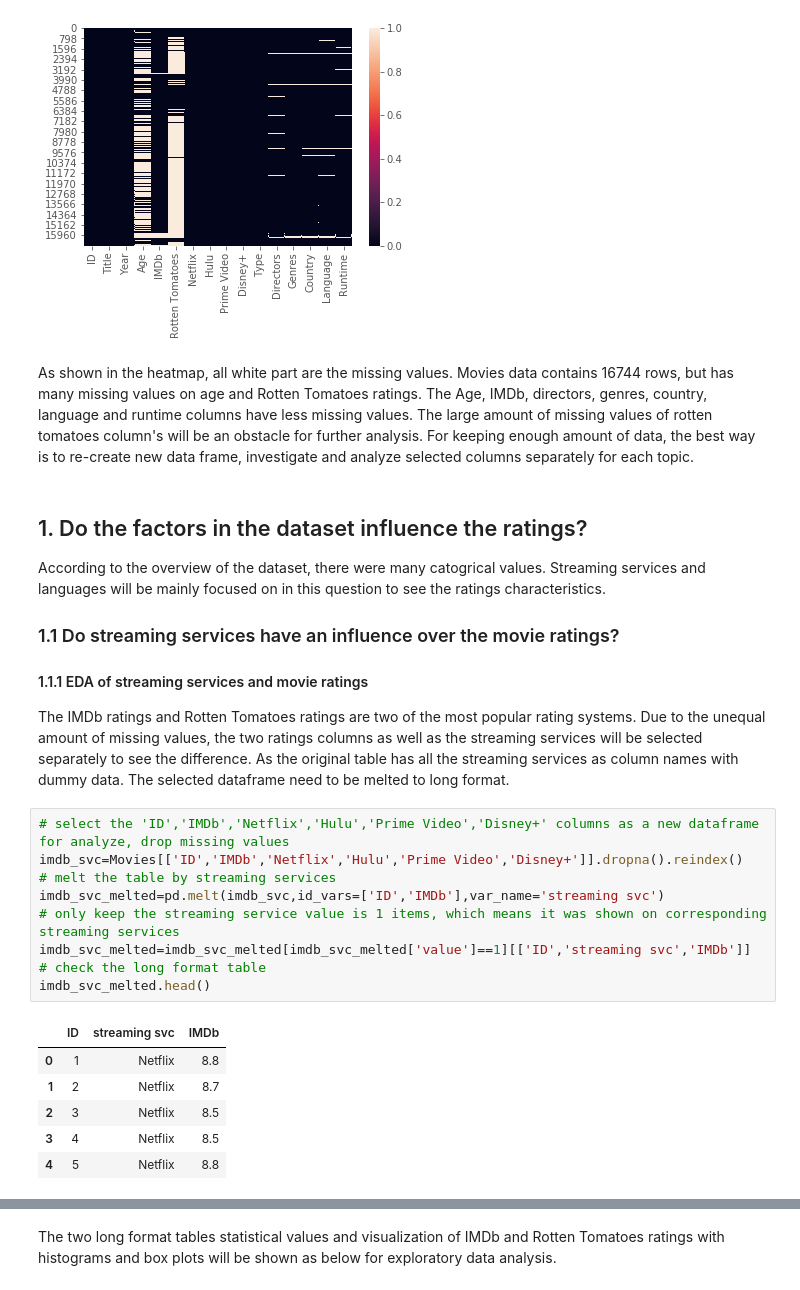
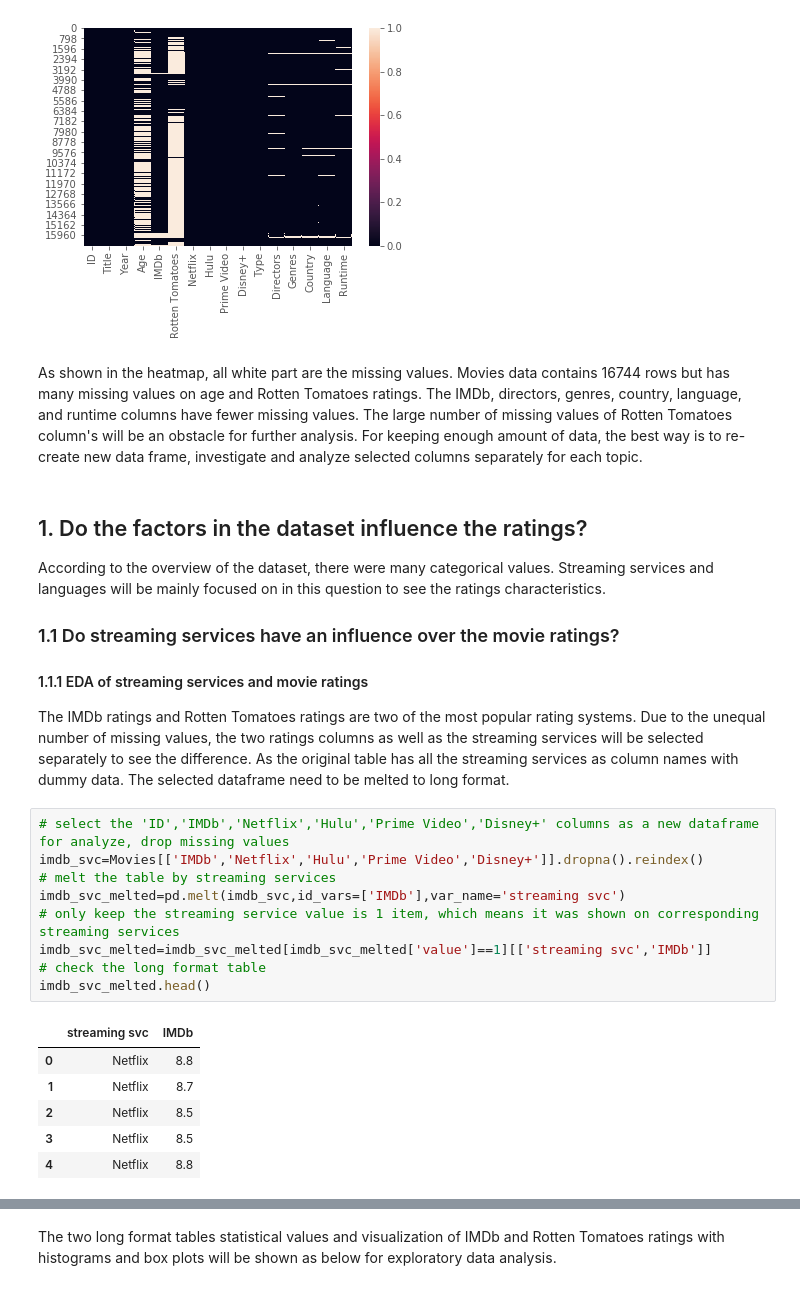
Before and after one commit to chenkecoco1/AIM-5001, a Jupyter notebook: K_CHEN_FinalProject.ipynb, the cells around one changed output, grey strips where cells are left out. Saved outputs shown, nothing was run; the diff lists cells and outputs as text.

```diff
--- a/K_CHEN_FinalProject.ipynb
+++ b/K_CHEN_FinalProject.ipynb
@@ -67,28 +67,28 @@ plt.show()
 # %% [output]
 [figure]
 # %% [markdown]
-As shown in the heatmap, all white part are the missing values. Movies data contains 16744 rows, but has many missing values on age and Rotten Tomatoes ratings. The Age, IMDb, directors, genres, country, language and runtime columns have less missing values. The large amount of missing values of rotten tomatoes column's will be an obstacle for further analysis. For keeping enough amount of data, the best way is to re-create new data frame, investigate and analyze selected columns separately for each topic.
+As shown in the heatmap, all white part are the missing values. Movies data contains 16744 rows but has many missing values on age and Rotten Tomatoes ratings. The IMDb, directors, genres, country, language, and runtime columns have fewer missing values. The large number of missing values of Rotten Tomatoes column's will be an obstacle for further analysis. For keeping enough amount of data, the best way is to re-create new data frame, investigate and analyze selected columns separately for each topic.
 # %% [markdown]
 ## 1. Do the factors in the dataset influence the ratings?
-According to the overview of the dataset, there were many catogrical values. Streaming services and languages will be mainly focused on in this question to see the ratings characteristics.
+According to the overview of the dataset, there were many categorical values. Streaming services and languages will be mainly focused on in this question to see the ratings characteristics.
 ### 1.1 Do streaming services have an influence over the movie ratings?
 #### 1.1.1 EDA of streaming services and movie ratings
-The IMDb ratings and Rotten Tomatoes ratings are two of the most popular rating systems. Due to the unequal amount of missing values, the two ratings columns as well as the streaming services will be selected separately to see the difference. As the original table has all the streaming services as column names with dummy data. The selected dataframe need to be melted to long format.
+The IMDb ratings and Rotten Tomatoes ratings are two of the most popular rating systems. Due to the unequal number of missing values, the two ratings columns as well as the streaming services will be selected separately to see the difference. As the original table has all the streaming services as column names with dummy data. The selected dataframe need to be melted to long format.
 # %%
 # select the 'ID','IMDb','Netflix','Hulu','Prime Video','Disney+' columns as a new dataframe for analyze, drop missing values
-imdb_svc=Movies[['ID','IMDb','Netflix','Hulu','Prime Video','Disney+']].dropna().reindex()
+imdb_svc=Movies[['IMDb','Netflix','Hulu','Prime Video','Disney+']].dropna().reindex()
 # melt the table by streaming services
-imdb_svc_melted=pd.melt(imdb_svc,id_vars=['ID','IMDb'],var_name='streaming svc')
-# only keep the streaming service value is 1 items, which means it was shown on corresponding streaming services
-imdb_svc_melted=imdb_svc_melted[imdb_svc_melted['value']==1][['ID','streaming svc','IMDb']]
+imdb_svc_melted=pd.melt(imdb_svc,id_vars=['IMDb'],var_name='streaming svc')
+# only keep the streaming service value is 1 item, which means it was shown on corresponding streaming services
+imdb_svc_melted=imdb_svc_melted[imdb_svc_melted['value']==1][['streaming svc','IMDb']]
 # check the long format table
 imdb_svc_melted.head()
 # %% [output]
-|  | ID | streaming svc | IMDb |
-| 0 | 1 | Netflix | 8.8 |
-| 1 | 2 | Netflix | 8.7 |
-| 2 | 3 | Netflix | 8.5 |
-| 3 | 4 | Netflix | 8.5 |
-| 4 | 5 | Netflix | 8.8 |
+|  | streaming svc | IMDb |
+| 0 | Netflix | 8.8 |
+| 1 | Netflix | 8.7 |
+| 2 | Netflix | 8.5 |
+| 3 | Netflix | 8.5 |
+| 4 | Netflix | 8.8 |
 # %%
 # select the 'ID','Rotten Tomatoes','Netflix','Hulu','Prime Video','Disney+' columns as a new dataframe for analyze, drop missing values
```
Also changed, not shown: parts of 31 cells of this notebook.
